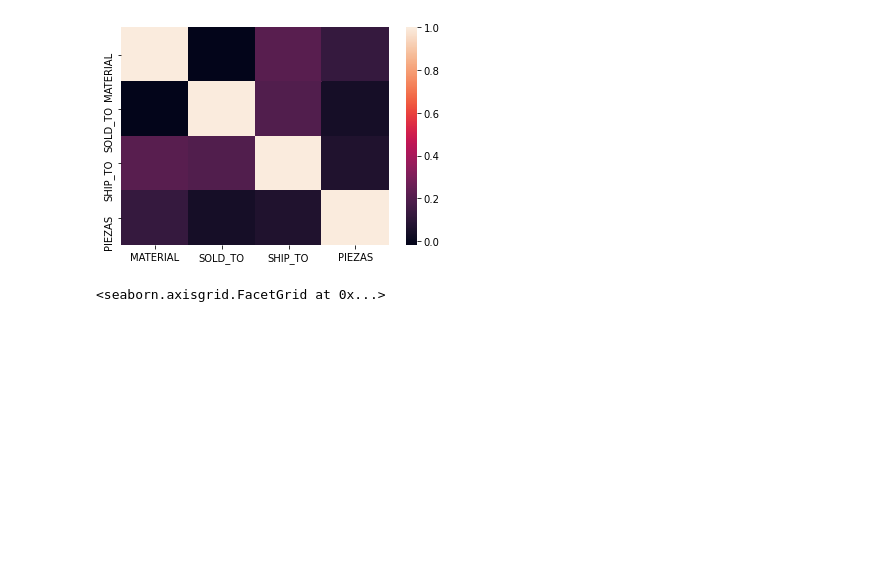
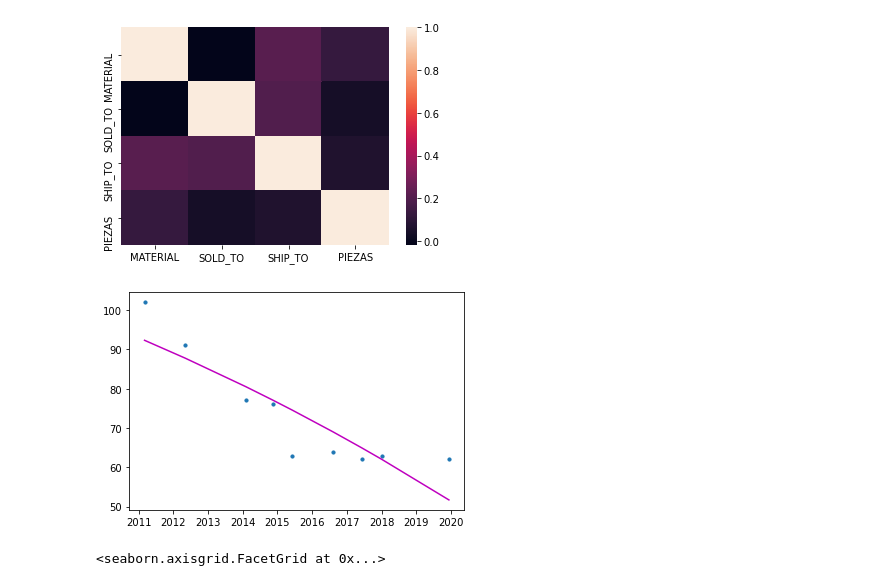
Before and after one commit to EdisonAltamirano/AI_storePrediction, a Jupyter notebook: opportunity1.ipynb, the cells around one changed output. Cells and saved outputs as stored; diff of their text form; code cells hidden in the pictures; blank space fills up the shorter version.

```diff
--- a/opportunity1.ipynb
+++ b/opportunity1.ipynb
@@ -60,6 +96,25 @@ sns.heatmap(full_df.corr())
 # %% [output]
 <AxesSubplot:>
 [figure]
+# %%
+y = np.array([102., 91., 77., 76., 63., 64., 62., 63., 62.])
+s = pd.to_datetime(pd.Series(['3/3/2011', '5/5/2012', '2/2/2014', '11/11/2014',
+                              '6/6/2015', '8/8/2016', '6/6/2017', '1/1/2018',
+                              '12/12/2019']))
+
+x = np.c_[s]
+polynomial_features = PolynomialFeatures(degree=3)
+s_poly = polynomial_features.fit_transform(x)
+
+model = LinearRegression()
+model.fit(s_poly, y)
+y_poly_pred = model.predict(s_poly)
+
+plt.scatter(x, y, s=10)
+plt.plot(x, y_poly_pred, color='m')
+plt.show()
+# %% [output]
+[figure, added]
 # %%
 sns.displot(full_df['PIEZAS'])
 # %% [output]
```
Also changed, not shown: parts of 9 cells of this notebook.
